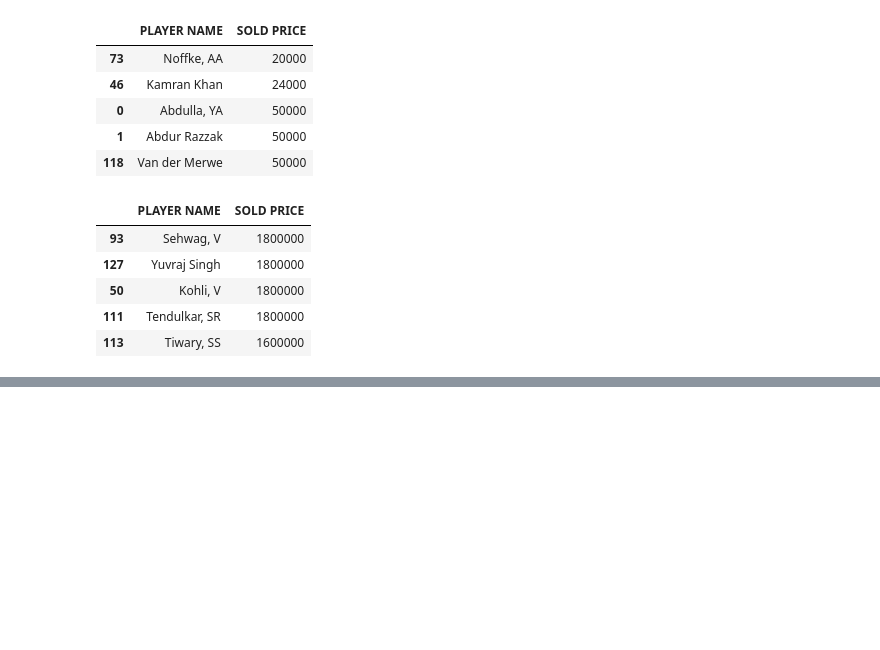
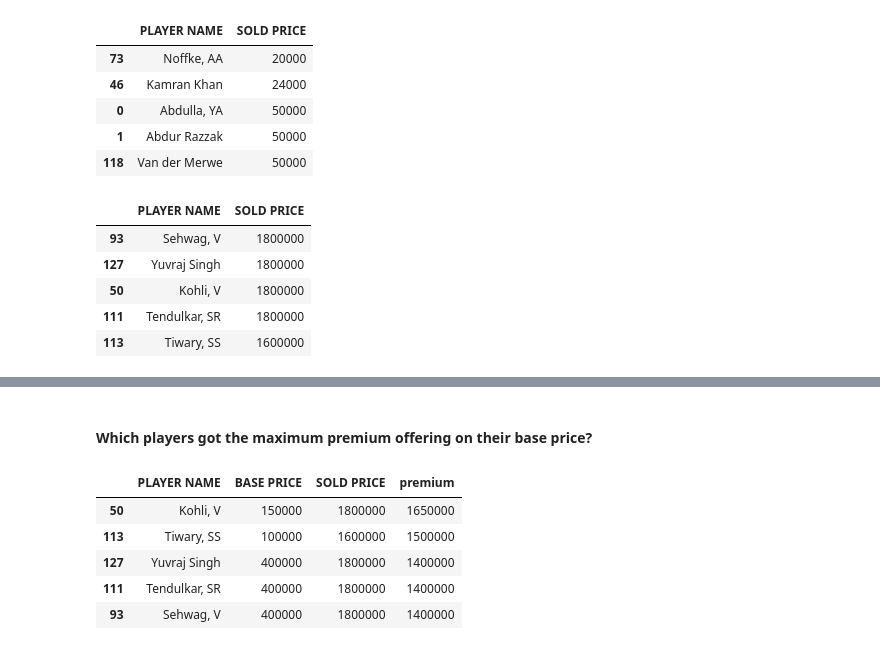
Before and after one commit to AdilBagwan/IPLData, a Jupyter notebook: IPL2013.ipynb, the cells around one changed output, grey strips where cells are left out. Saved outputs shown, nothing was run; the diff lists cells and outputs as text; code cells hidden in the pictures; blank space fills up the shorter version.

```diff
--- a/IPL2013.ipynb
+++ b/IPL2013.ipynb
@@ -224,0 +238,14 @@ ipl_auction_df[['PLAYER NAME', 'SOLD PRICE']].sort_values('SOLD PRICE', ascendin
+# %% [markdown]
+#### Which players got the maximum premium offering on their base price?
+# %%
+ipl_auction_df[['PLAYER NAME',
+                'BASE PRICE',
+                'SOLD PRICE',
+                'premium']].sort_values('premium',ascending = False)[0:5]
+# %% [output]
+|  | PLAYER NAME | BASE PRICE | SOLD PRICE | premium |
+| 50 | Kohli, V | 150000 | 1800000 | 1650000 |
+| 113 | Tiwary, SS | 100000 | 1600000 | 1500000 |
+| 127 | Yuvraj Singh | 400000 | 1800000 | 1400000 |
+| 111 | Tendulkar, SR | 400000 | 1800000 | 1400000 |
+| 93 | Sehwag, V | 400000 | 1800000 | 1400000 |
```
Also changed, not shown: parts of 15 cells of this notebook.
